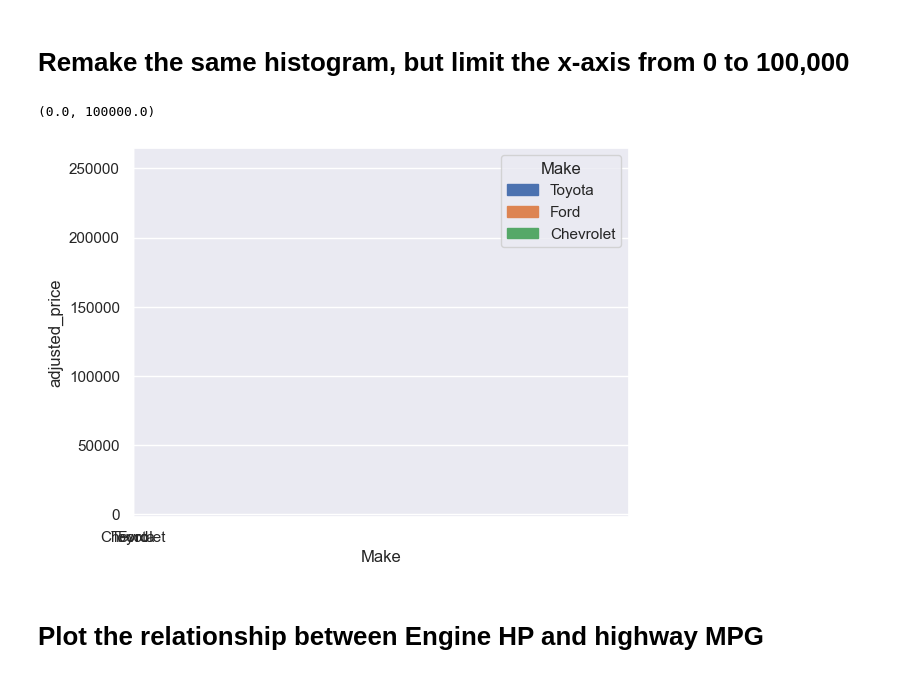
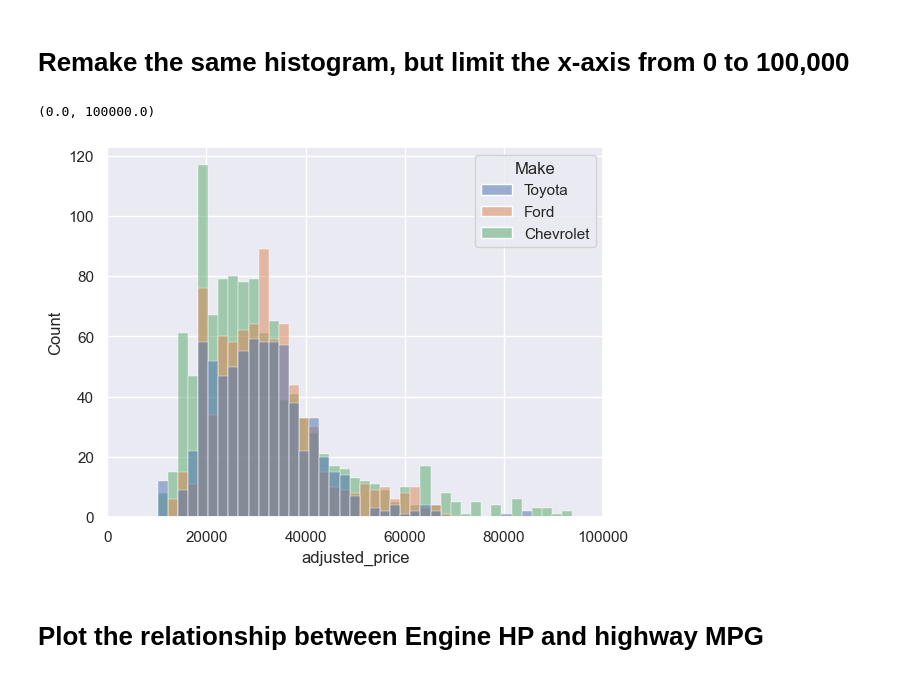
Before and after one commit to 112523chen/2022-fall-data-science, a Jupyter notebook: Week-02-EDA/Exercise-EDA.ipynb, the cells around one changed output. Saved outputs shown, nothing was run; the diff lists cells and outputs as text; code cells hidden in the pictures.

```diff
--- a/Week-02-EDA/Exercise-EDA.ipynb
+++ b/Week-02-EDA/Exercise-EDA.ipynb
@@ -207,11 +207,11 @@ sns.histplot(data=temp_df, x='Make', y='adjusted_price', hue='Make')
 # Remake the same histogram, but limit the x-axis from 0 to 100,000
 # %%
 # Remake the same histogram, but limit the x-axis from 0 to 100,000
-ax1 = sns.histplot(data=temp_df, x='Make', y='adjusted_price', hue='Make')
+ax1 = sns.histplot(data=temp_df, x='adjusted_price', hue='Make')
 ax1.set_xlim(0,100000)
 # %% [output]
 (0.0, 100000.0)
-[figure, old version]
+[figure, new version]
 # %% [markdown]
 # Plot the relationship between Engine HP and highway MPG
 # %%
```
Also changed, not shown: parts of 15 cells of this notebook.
